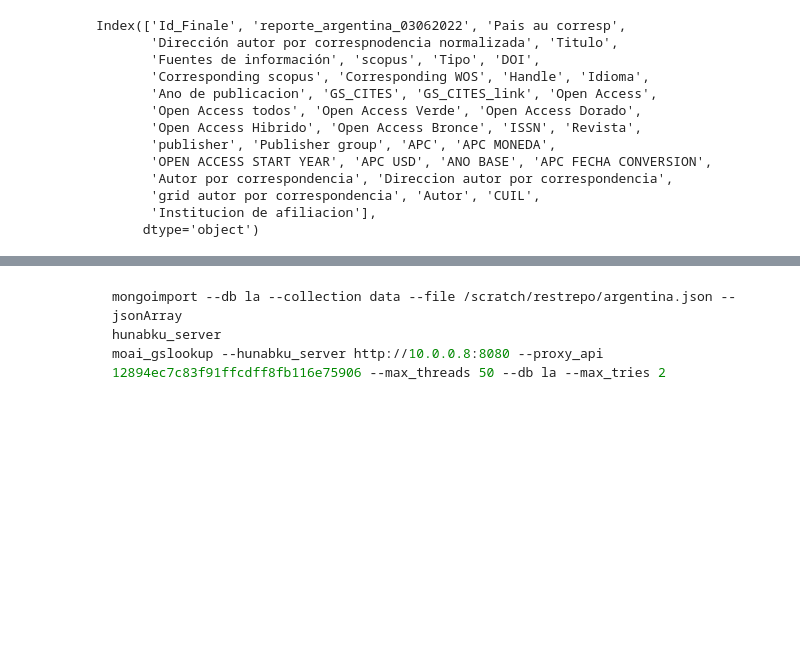
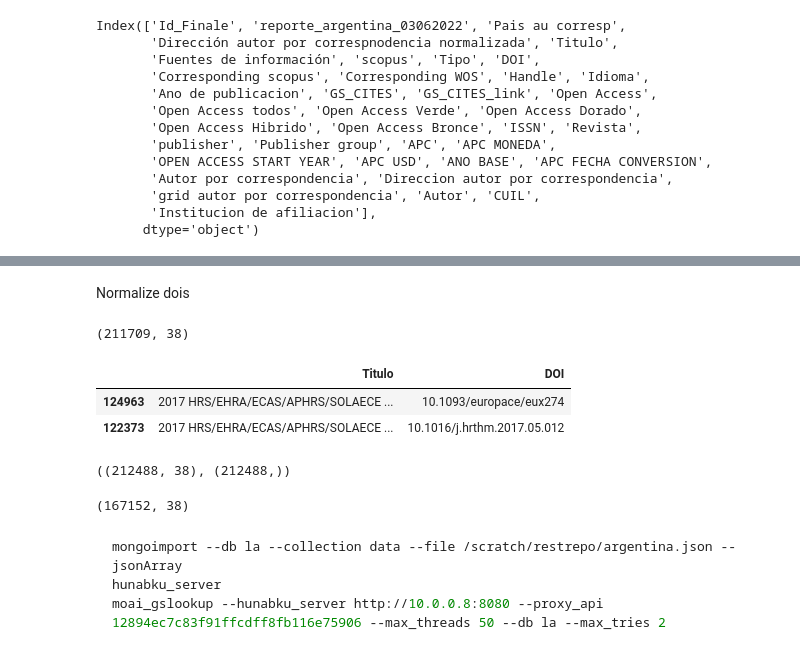
Before and after one commit to restrepo/colav, a Jupyter notebook: argentina.ipynb, the cells around one changed output, grey strips where cells are left out. Drawn from its saved outputs; the diff is of its cells as text; code cells hidden in the pictures; blank space fills up the shorter version.

```diff
--- a/argentina.ipynb
+++ b/argentina.ipynb
@@ -33,0 +46,10 @@ Index(['Id_Finale', 'reporte_argentina_03062022', 'Pais au corresp',
+# %% [markdown]
+Normalize dois
+# %%
+da['DOI']=da['DOI'].str.replace(r'.*https*\:\/\/[\w\.]+\/','',regex=True).str.lower()
+# %%
+da.drop_duplicates(subset=['DOI']).shape
+# %% [output]
+(211709, 38)
+# %%
+da=da.drop_duplicates(subset=['Titulo','DOI']).reset_index(drop=True)
@@ -34,3 +58,20 @@ Index(['Id_Finale', 'reporte_argentina_03062022', 'Pais au corresp',
+# %%
+# preprint or published
+# published and proceedings
+# minor typos
+da[da.duplicated(subset=['Titulo'],keep=False)][['Titulo','DOI']].sort_values(['Titulo'])[:2]
+# %% [output]
+|  | Titulo | DOI |
+| 124963 | 2017 HRS/EHRA/ECAS/APHRS/SOLAECE ... | 10.1093/europace/eux274 |
+| 122373 | 2017 HRS/EHRA/ECAS/APHRS/SOLAECE ... | 10.1016/j.hrthm.2017.05.012 |
+# %%
+da.shape,da['GS_CITES'].dropna().shape
+# %% [output]
+((212488, 38), (212488,))
+# %%
+da[da['GS_CITES']>0].shape
+# %% [output]
+(167152, 38)
 # %%
 def read_and_simplify_json(file):
     ar=pd.read_json(file)
```
Also changed, not shown: parts of 38 cells of this notebook.
